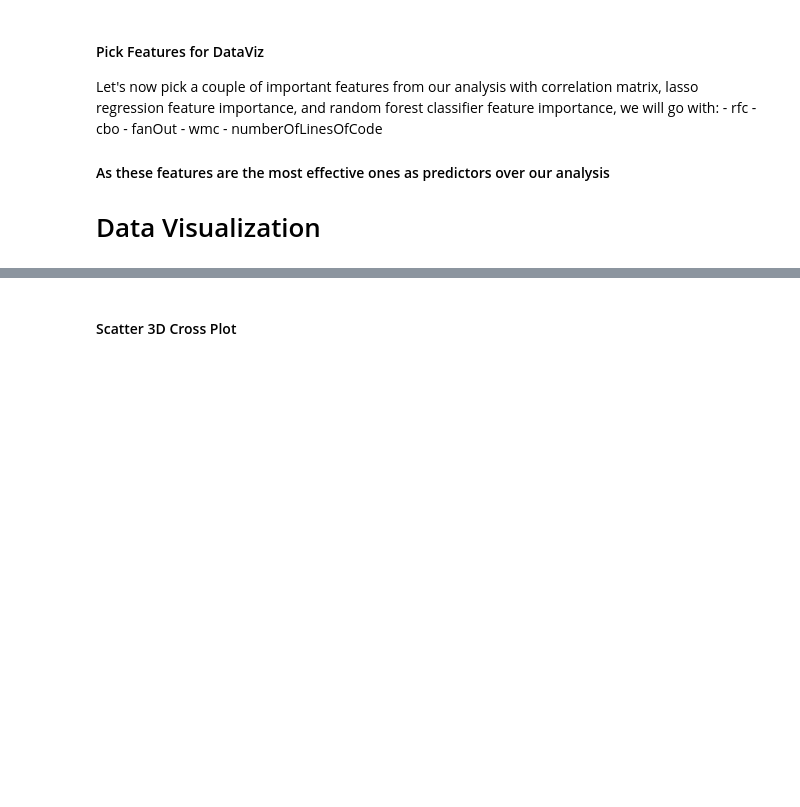
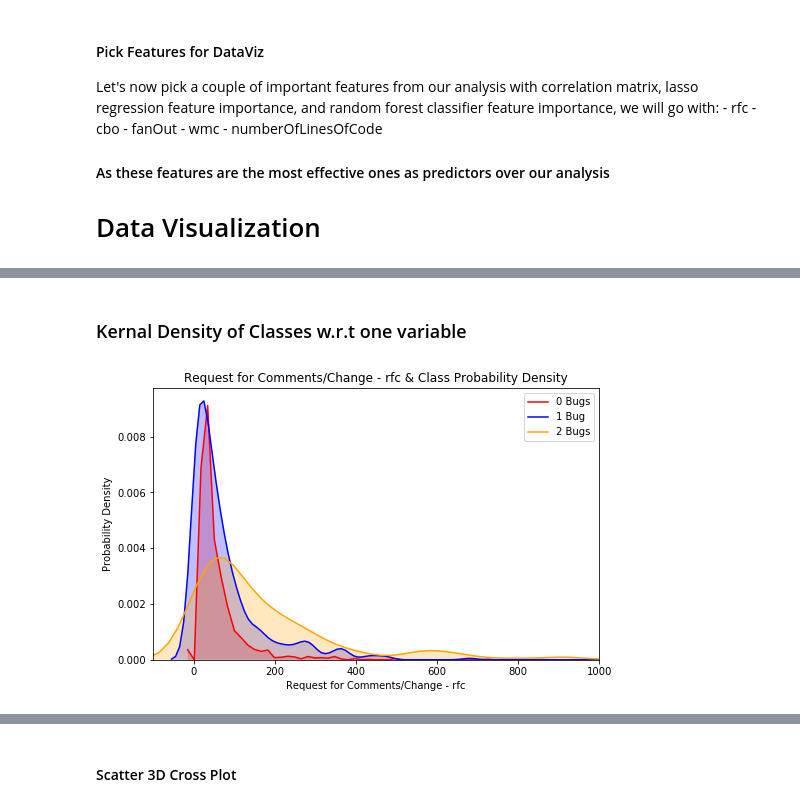
Before and after one commit to YousefGh/software_bug_prediction, a Jupyter notebook: ML_Project_.ipynb, the cells around one changed output, grey strips where cells are left out. Drawn from its saved outputs; the diff is of its cells as text; code cells hidden in the pictures; blank space fills up the shorter version.

```diff
--- a/ML_Project_.ipynb
+++ b/ML_Project_.ipynb
@@ -420,0 +419,14 @@ ax2.set_xlim(-3, 3);
+# %% [markdown]
+### Kernal Density of Classes w.r.t one variable
+# %%
+sns.kdeplot(data_for_viz_unscaled.loc[(data_for_viz_unscaled['Bugs'] == 0), 'rfc'], color='red', shade=True, Label='0 Bugs')
+sns.kdeplot(data_for_viz_unscaled.loc[(data_for_viz_unscaled['Bugs'] == 1), 'rfc'], color='blue', shade=True, Label='1 Bug')
+sns.kdeplot(data_for_viz_unscaled.loc[(data_for_viz_unscaled['Bugs'] == 2), 'rfc'], color='orange', shade=True, Label='2 Bugs')
+
+plt.xlabel('Request for Comments/Change - rfc')
+plt.ylabel('Probability Density')
+plt.title("Request for Comments/Change - rfc & Class Probability Density")
+
+plt.xlim(-100, 1000);
+# %% [output]
+[figure, added]
```
Also changed, not shown: parts of 22 cells of this notebook, 1 other file.
